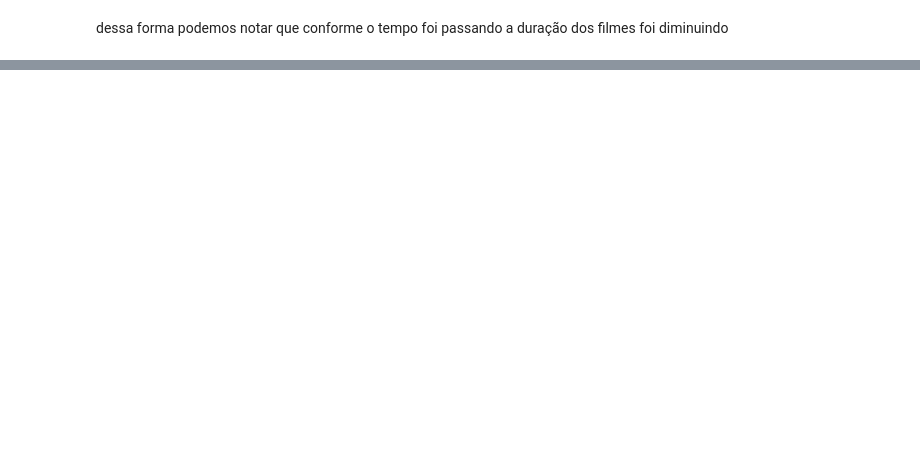
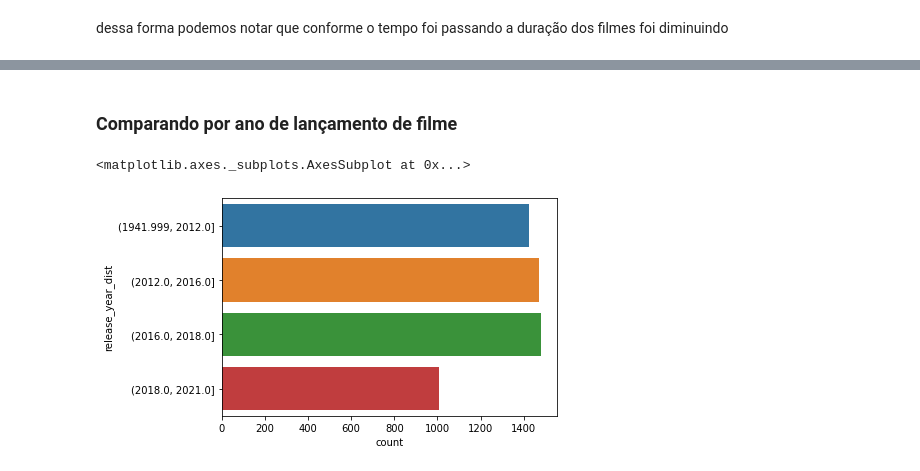
Before and after one commit to danielcti/data-science-project, a Jupyter notebook: dataVisualizationNetflix.ipynb, the cells around one changed output, grey strips where cells are left out. Saved outputs shown, nothing was run; the diff lists cells and outputs as text; code cells hidden in the pictures; blank space fills up the shorter version.

```diff
--- a/dataVisualizationNetflix.ipynb
+++ b/dataVisualizationNetflix.ipynb
@@ -222,0 +232,4 @@ dtype: object
+# %%
+scaler = StandardScaler()
+dfMovie['release_year_norm'] = scaler.fit_transform(dfMovie[['release_year']])
+dfMovie['release_year_norm'].describe()
@@ -222,0 +246,3 @@ dtype: object
+# %%
+dfMovie['duration_norm'] = scaler.fit_transform(dfMovie[['release_year']])
+dfMovie['duration_norm'].describe()
@@ -222,0 +288,3 @@ dtype: object
+# %%
+dfMovie['duration_dist'] = pd.qcut(dfMovie['duration'],4)
+dfMovie['duration_dist'].describe()
@@ -222,0 +297,3 @@ dtype: object
+# %%
+dfMovie['release_year_dist'] = pd.qcut(dfMovie['release_year'],4)
+dfMovie['release_year_dist'].describe()
@@ -293,0 +399,7 @@ plt.legend([skewness],title="skewness",fontsize=20)
+# %% [markdown]
+### Comparando por ano de lançamento de filme
+# %%
+sns.countplot(y="release_year_dist",data=dfMovie)
+# %% [output]
+<matplotlib.axes._subplots.AxesSubplot at 0x...>
+[figure, added]
```
Also changed, not shown: parts of 26 cells of this notebook.
